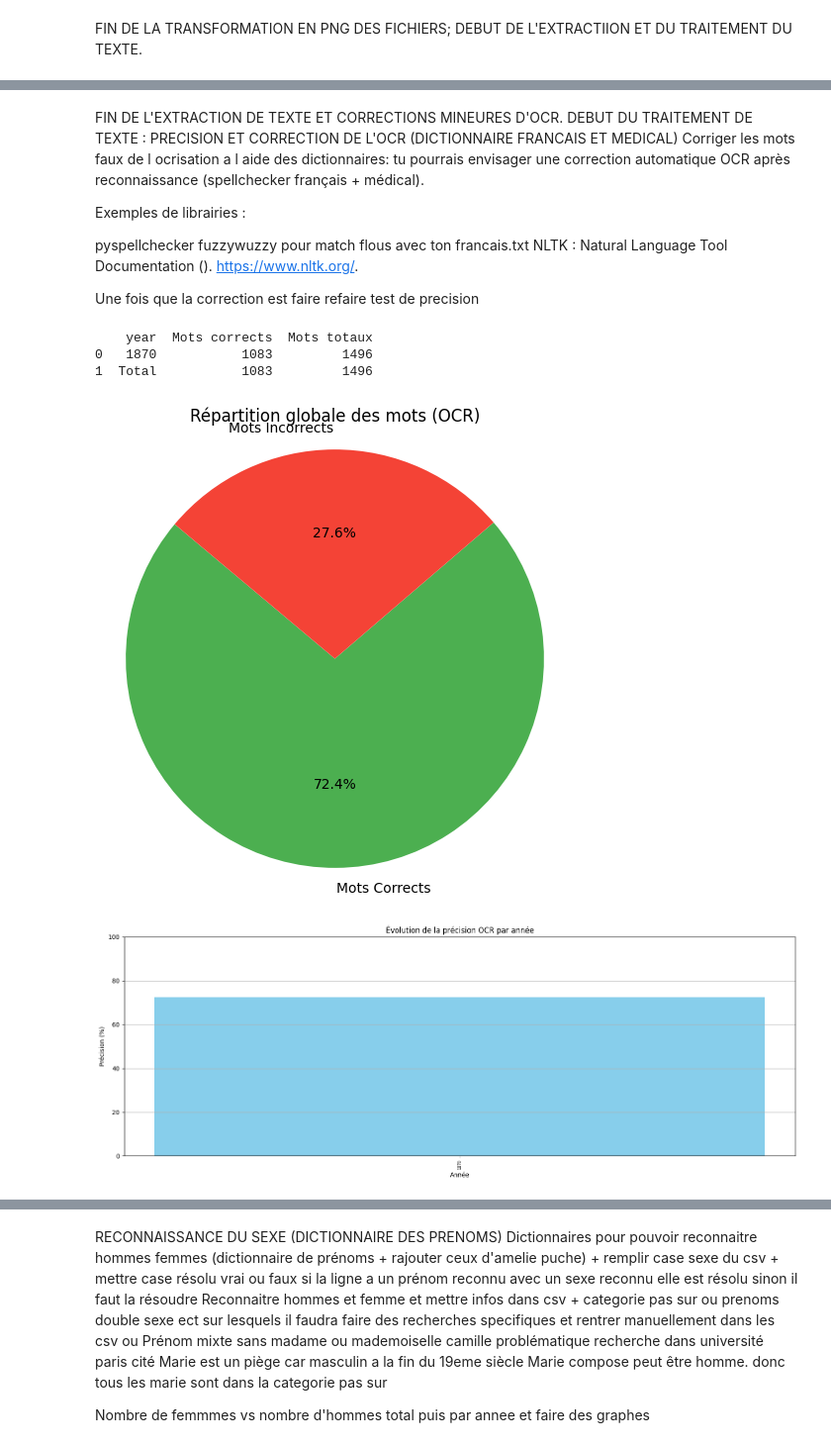
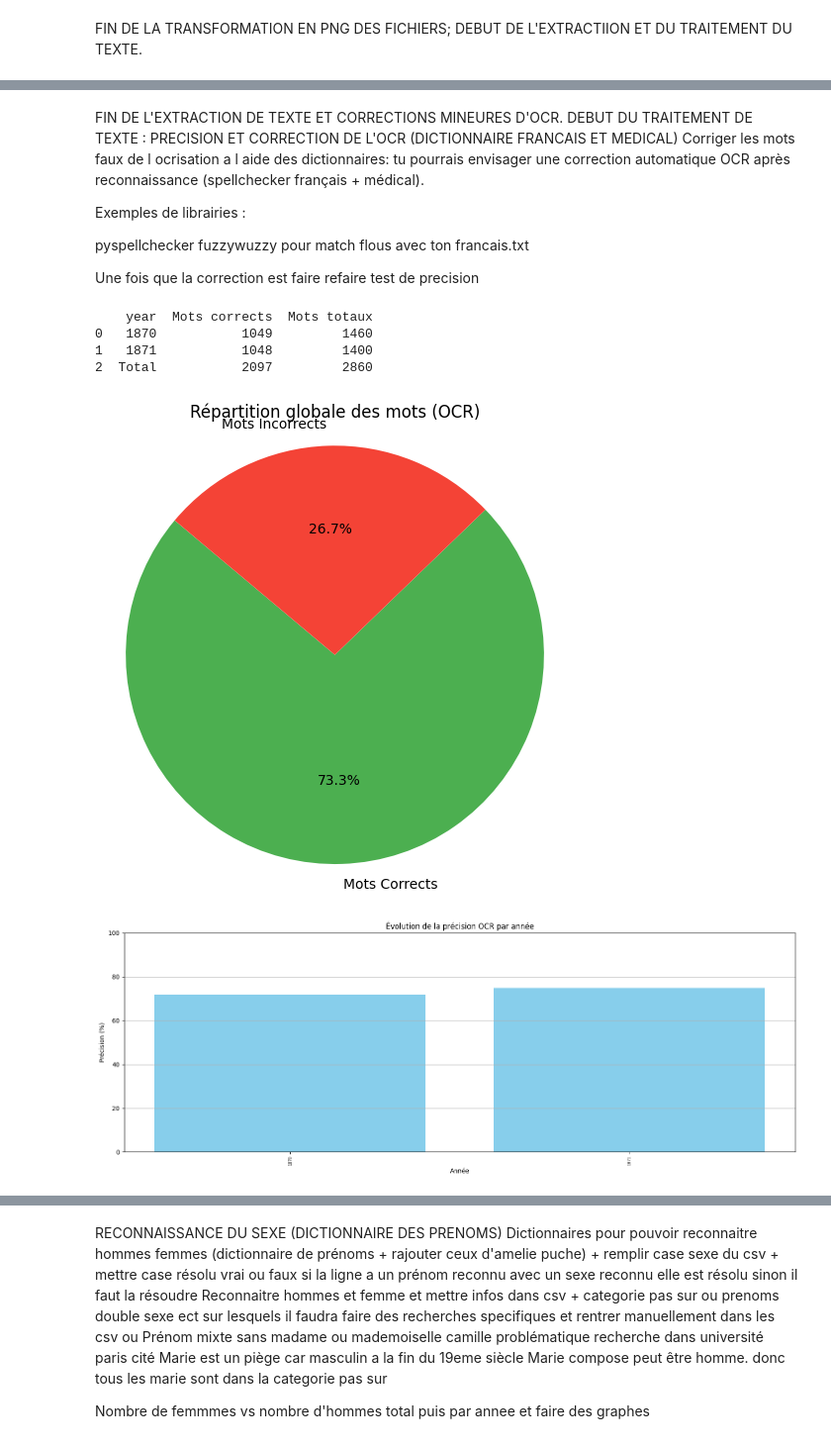
Before and after one commit to georgesmoussalli/BachelorsThesis, a Jupyter notebook: code/ocr.ipynb, the cells around one changed output, grey strips where cells are left out. Shown: that part at 99% size. Saved outputs shown, nothing was run; the diff lists cells and outputs as text; code cells hidden in the pictures.

Commit message:
correction de l'ocr et nouvele précision

```diff
--- a/code/ocr.ipynb
+++ b/code/ocr.ipynb
@@ -165,6 +166,8 @@ def process_image(image, first):
         return full_text
     else:
         return extract_columns(gray)
+
+    process_image()
 # %%
 def extract_informations(text, year):
 
@@ -312,7 +333,6 @@ Exemples de librairies :
 
 pyspellchecker
 fuzzywuzzy pour match flous avec ton francais.txt
-NLTK : Natural Language Tool Documentation (). https://www.nltk.org/.
 
 Une fois que la correction est faire refaire test de precision
 # %%
@@ -352,45 +372,46 @@ def calculer_precision_OCR(df, dico_fr, dico_med):
 
     return df2
 # %%
-def afficher_précision(df1, dico_fr, dico_med) :
-    df2 = calculer_precision_OCR(df1, dico_fr, dico_med)
-    df2 = calculer_precision_OCR(df1, dico_fr, dico_med)
-    print(df2.to_string(max_rows=1000000, max_cols=5))
-    df2['Precision (%)'] = df2['Mots corrects'] / df2['Mots totaux'] * 100
+def afficher_précision(df, dico_fr, dico_med) :
+    precision_df = calculer_precision_OCR(df, dico_fr, dico_med)
+    precision_df = calculer_precision_OCR(df, dico_fr, dico_med)
+    print(precision_df.to_string(max_rows=1000000, max_cols=5))
+    precision_df['Precision (%)'] = precision_df['Mots corrects'] / precision_df['Mots totaux'] * 100
 
-    total_correct = df2.loc[df2['year'] == 'Total', 'Mots corrects'].values[0]
-    total_words = df2.loc[df2['year'] == 'Total', 'Mots totaux'].values[0]
+    total_correct = precision_df.loc[precision_df['year'] == 'Total', 'Mots corrects'].values[0]
+    total_words = precision_df.loc[precision_df['year'] == 'Total', 'Mots totaux'].values[0]
     total_incorrect = total_words - total_correct
 
     labels = ['Mots Corrects', 'Mots Incorrects']
     sizes = [total_correct, total_incorrect]
     colors = ['#4CAF50', '#F44336']
 
     plt.figure(figsize=(6,6))
     plt.pie(sizes, labels=labels, colors=colors, autopct='%1.1f%%', startangle=140)
     plt.title('Répartition globale des mots (OCR)')
     plt.axis('equal')
     plt.show()
 
-    df2_years_only = df2[df2['year'] != 'Total']
+    precision_df_years_only = precision_df[precision_df['year'] != 'Total']
 
     plt.figure(figsize=(16,6))
-    plt.bar(df2_years_only['year'], df2_years_only['Precision (%)'], color='skyblue')
+    plt.bar(precision_df_years_only['year'], precision_df_years_only['Precision (%)'], color='skyblue')
     plt.title('Évolution de la précision OCR par année')
     plt.xlabel('Année')
     plt.ylabel('Précision (%)')
     plt.grid(axis='y')
     plt.xticks(rotation=90, fontsize=6)  # ← rotation 90° pour les années
     plt.ylim(0, 100)
     plt.tight_layout()
     plt.show()
 
-    return df2
+    return precision_df
 
 df2 = afficher_précision(df1, dico_fr, dico_med)
 # %% [output]
     year  Mots corrects  Mots totaux
-0   1870           1083         1496
-1  Total           1083         1496
+0   1870           1049         1460
+1   1871           1048         1400
+2  Total           2097         2860
-[figure, old version]
+[figure, new version]
-[figure, old version]
+[figure, new version]
```
Also changed, not shown: parts of 5 cells of this notebook, 12 other files.
